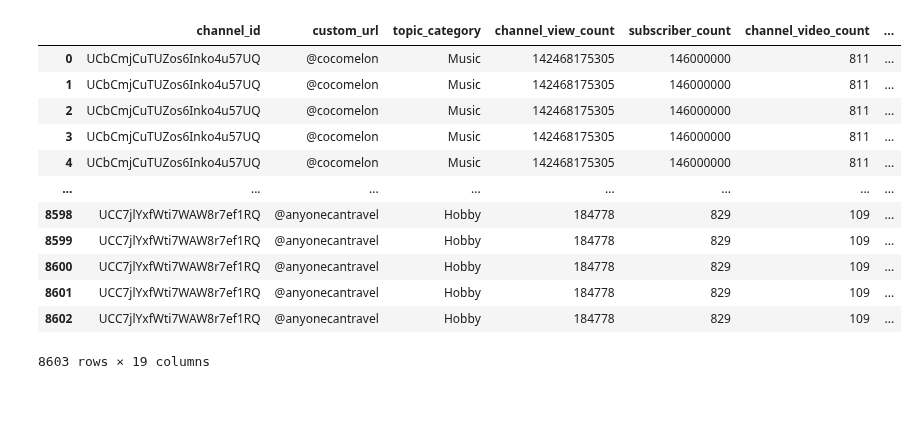
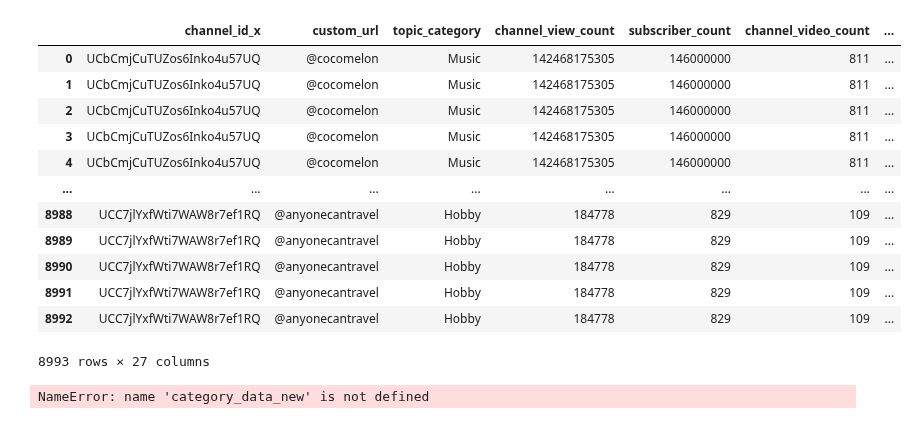
Before and after one commit to SNEHALDD/Youtube_Video_Analysis, a Jupyter notebook: plot_test.ipynb, the cells around one changed output. Cells and saved outputs as stored; diff of their text form; code cells hidden in the pictures.

```diff
--- a/plot_test.ipynb
+++ b/plot_test.ipynb
@@ -26,16 +8,19 @@ ml_data
-# %%
-binned_data
-# %% [output]
-|  | channel_id | custom_url | topic_category | channel_view_count | subscriber_count | channel_video_count | ... |
-| 0 | UCbCmjCuTUZos6Inko4u57UQ | @cocomelon | Music | 142468175305 | 146000000 | 811 | ... |
-| 1 | UCbCmjCuTUZos6Inko4u57UQ | @cocomelon | Music | 142468175305 | 146000000 | 811 | ... |
-| 2 | UCbCmjCuTUZos6Inko4u57UQ | @cocomelon | Music | 142468175305 | 146000000 | 811 | ... |
-| 3 | UCbCmjCuTUZos6Inko4u57UQ | @cocomelon | Music | 142468175305 | 146000000 | 811 | ... |
-| 4 | UCbCmjCuTUZos6Inko4u57UQ | @cocomelon | Music | 142468175305 | 146000000 | 811 | ... |
-| ... | ... | ... | ... | ... | ... | ... | ... |
-| 8598 | UCC7jlYxfWti7WAW8r7ef1RQ | @anyonecantravel | Hobby | 184778 | 829 | 109 | ... |
-| 8599 | UCC7jlYxfWti7WAW8r7ef1RQ | @anyonecantravel | Hobby | 184778 | 829 | 109 | ... |
-| 8600 | UCC7jlYxfWti7WAW8r7ef1RQ | @anyonecantravel | Hobby | 184778 | 829 | 109 | ... |
-| 8601 | UCC7jlYxfWti7WAW8r7ef1RQ | @anyonecantravel | Hobby | 184778 | 829 | 109 | ... |
-| 8602 | UCC7jlYxfWti7WAW8r7ef1RQ | @anyonecantravel | Hobby | 184778 | 829 | 109 | ... |
-8603 rows × 19 columns
+# %%
+# join new_length to bin_data on video_id
+binned_data2 = binned_data.merge(new_length, on='video_id', how='left')
+
+binned_data2
+# %% [output]
+|  | channel_id_x | custom_url | topic_category | channel_view_count | subscriber_count | channel_video_count | ... |
+| 0 | UCbCmjCuTUZos6Inko4u57UQ | @cocomelon | Music | 142468175305 | 146000000 | 811 | ... |
+| 1 | UCbCmjCuTUZos6Inko4u57UQ | @cocomelon | Music | 142468175305 | 146000000 | 811 | ... |
+| 2 | UCbCmjCuTUZos6Inko4u57UQ | @cocomelon | Music | 142468175305 | 146000000 | 811 | ... |
+| 3 | UCbCmjCuTUZos6Inko4u57UQ | @cocomelon | Music | 142468175305 | 146000000 | 811 | ... |
+| 4 | UCbCmjCuTUZos6Inko4u57UQ | @cocomelon | Music | 142468175305 | 146000000 | 811 | ... |
+| ... | ... | ... | ... | ... | ... | ... | ... |
+| 8988 | UCC7jlYxfWti7WAW8r7ef1RQ | @anyonecantravel | Hobby | 184778 | 829 | 109 | ... |
+| 8989 | UCC7jlYxfWti7WAW8r7ef1RQ | @anyonecantravel | Hobby | 184778 | 829 | 109 | ... |
+| 8990 | UCC7jlYxfWti7WAW8r7ef1RQ | @anyonecantravel | Hobby | 184778 | 829 | 109 | ... |
+| 8991 | UCC7jlYxfWti7WAW8r7ef1RQ | @anyonecantravel | Hobby | 184778 | 829 | 109 | ... |
+| 8992 | UCC7jlYxfWti7WAW8r7ef1RQ | @anyonecantravel | Hobby | 184778 | 829 | 109 | ... |
+8993 rows × 27 columns
@@ -46,3 +39,7 @@ fig7 = px.scatter_3d(binned_data, x='view_count', y='like_count', z='comment_cou
 
 
 fig7.show()
+# %%
+category_data_new
+# %% [output]
+NameError: name 'category_data_new' is not defined
```
Also changed, not shown: parts of 4 cells of this notebook, 3 other files.
